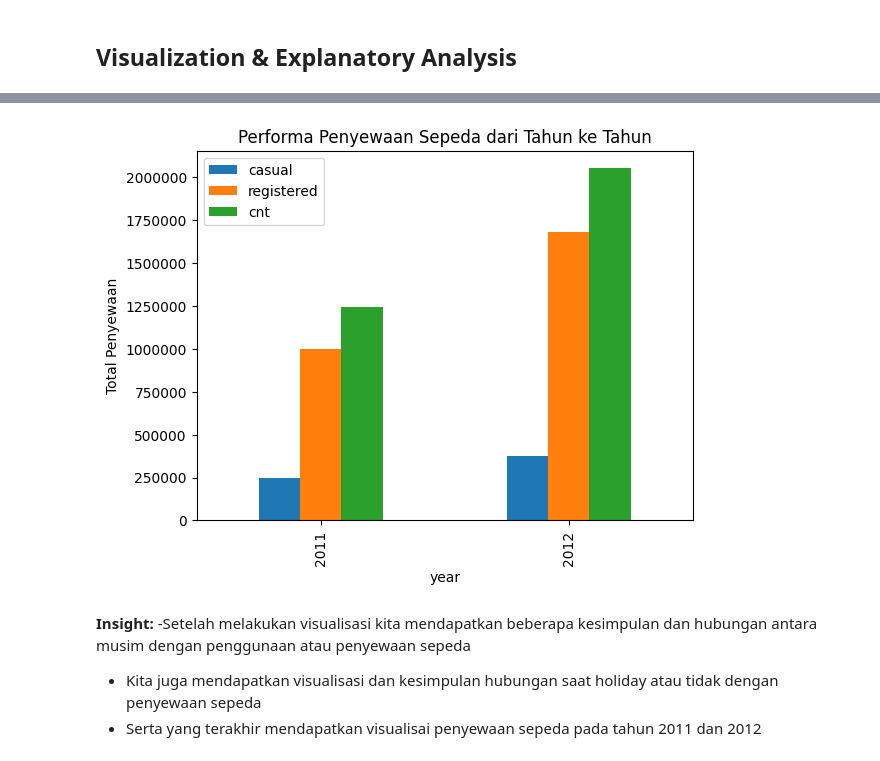
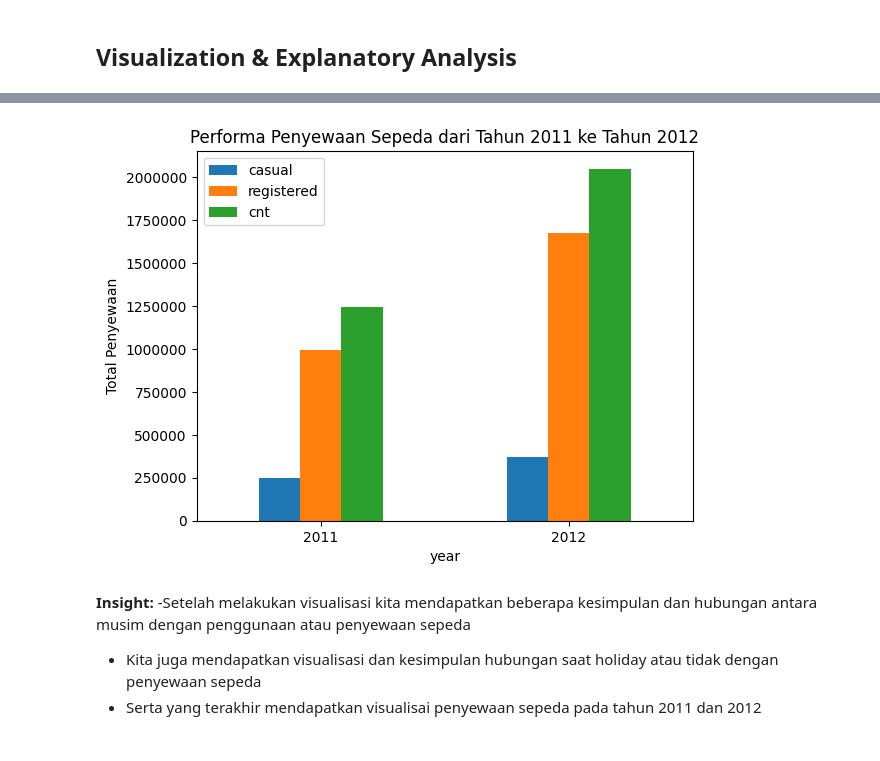
Before and after one commit to FarhanArfa0905/AnalisisDataPythonBikeSharing, a Jupyter notebook: Proyek_Analisis_Data.ipynb, the cells around one changed output, grey strips where cells are left out. Drawn from its saved outputs; the diff is of its cells as text; code cells hidden in the pictures.

```diff
--- a/Proyek_Analisis_Data.ipynb
+++ b/Proyek_Analisis_Data.ipynb
@@ -600,16 +638,17 @@ plt.show()
 # %%
 year_analysis_result = result
 
 ax = result.plot.bar()
 
 # Menambahkan judul dan label pada sumbu X dan Y masing masing
-ax.set_title('Performa Penyewaan Sepeda dari Tahun ke Tahun')
+ax.set_title('Performa Penyewaan Sepeda dari Tahun 2011 ke Tahun 2012')
 ax.set_ylabel('Total Penyewaan')
+plt.xticks(rotation=360)
 
 ax.ticklabel_format(style='plain', axis='y')
 plt.show()
 # %% [output]
-[figure, old version]
+[figure, new version]
 # %%
 day_df.to_csv("all_data.csv", index=False)
 # %% [markdown]
```
Also changed, not shown: parts of 21 cells of this notebook, 3 other files.
